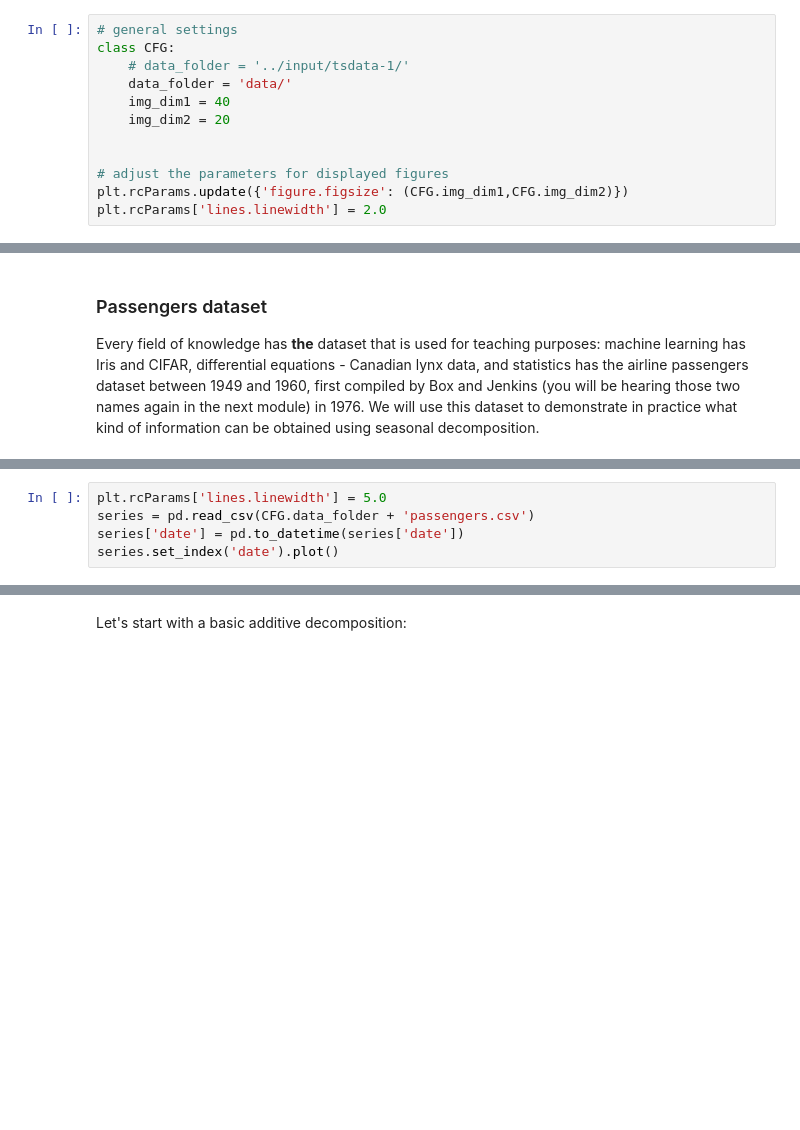
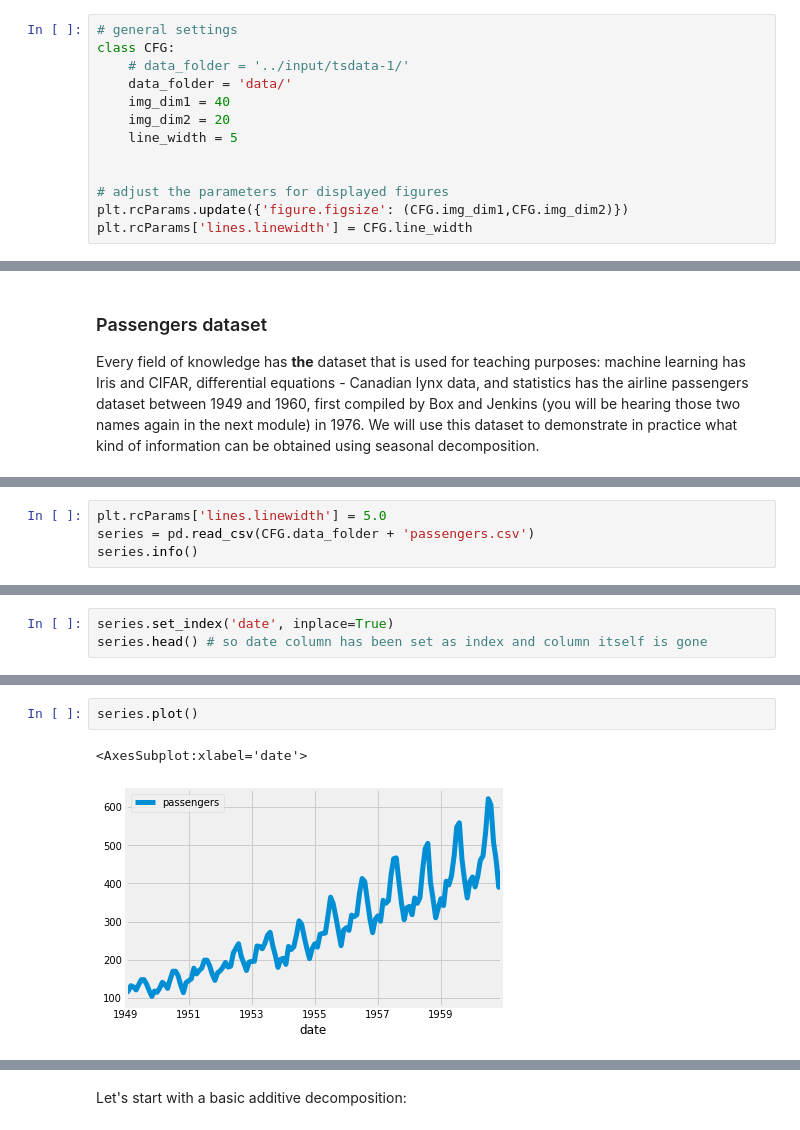
Before and after one commit to ValRCS/Python_Data_Analysis_Forecasting, a Jupyter notebook: notebooks/time_series/ts-0-the-basics.ipynb, the cells around one changed output, grey strips where cells are left out. Drawn from its saved outputs; the diff is of its cells as text; blank space fills up the shorter version.

Commit message:
updated times series basics

```diff
--- a/notebooks/time_series/ts-0-the-basics.ipynb
+++ b/notebooks/time_series/ts-0-the-basics.ipynb
@@ -73,11 +76,12 @@ class CFG:
     data_folder = 'data/'
     img_dim1 = 40
     img_dim2 = 20
+    line_width = 5
 
 
 # adjust the parameters for displayed figures
 plt.rcParams.update({'figure.figsize': (CFG.img_dim1,CFG.img_dim2)})
-plt.rcParams['lines.linewidth'] = 2.0
+plt.rcParams['lines.linewidth'] = CFG.line_width
 # %% [markdown]
 <a id="section-one"></a>
 # Groundwork
@@ -175,6 +183,5 @@ Every field of knowledge has **the** dataset that is used for teaching purposes:
 # %%
 plt.rcParams['lines.linewidth'] = 5.0
 series = pd.read_csv(CFG.data_folder + 'passengers.csv')
-series['date'] = pd.to_datetime(series['date'])
-series.set_index('date').plot()
+series.info()
 # %% [output]
@@ -182,0 +232,3 @@ series.set_index('date').plot()
+# %%
+series.set_index('date', inplace=True)
+series.head() # so date column has been set as index and column itself is gone
@@ -182,0 +243,5 @@ series.set_index('date').plot()
+# %%
+series.plot()
+# %% [output]
+<AxesSubplot:xlabel='date'>
+[figure, added]
```
Also changed, not shown: parts of 12 cells of this notebook.
